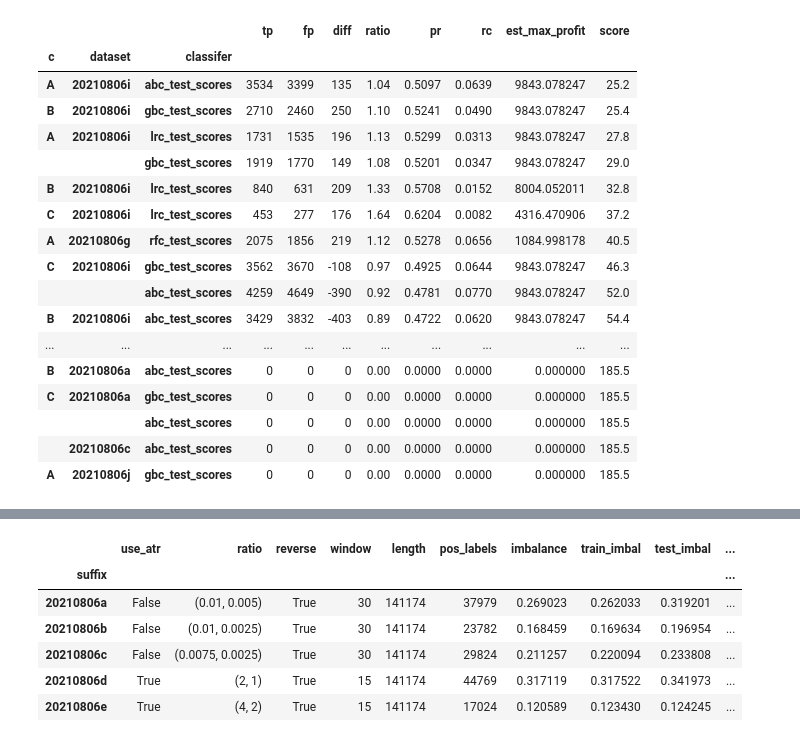
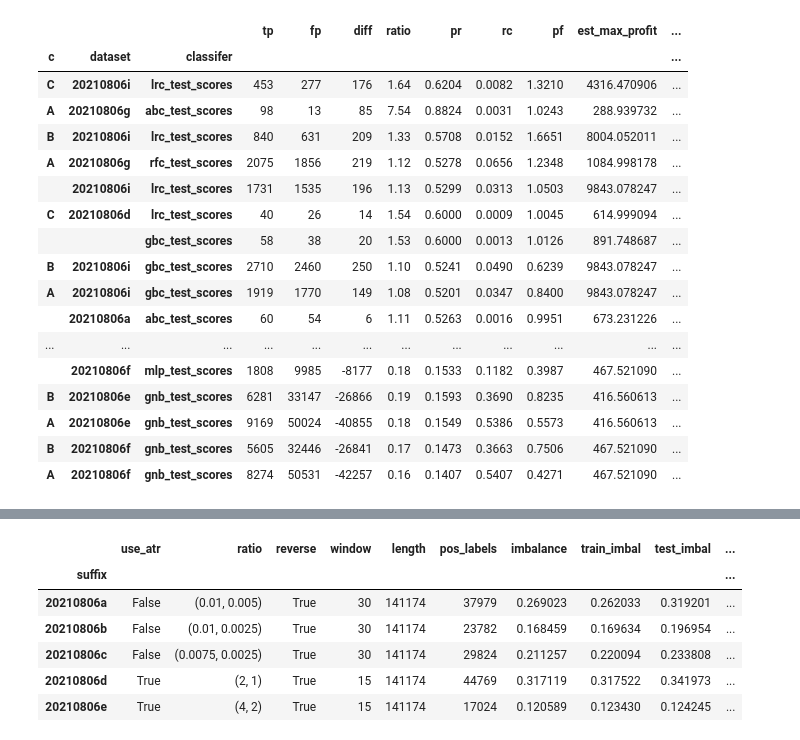
Before and after one commit to mads-swaps/swap-for-profit, a Jupyter notebook: playground/nicks/4_best_model_dataset.ipynb, the cells around one changed output, grey strips where cells are left out. Saved outputs shown, nothing was run; the diff lists cells and outputs as text; code cells hidden in the pictures.

```diff
--- a/playground/nicks/4_best_model_dataset.ipynb
+++ b/playground/nicks/4_best_model_dataset.ipynb
@@ -38,8 +38,9 @@ for c, fname in data_hist_files.items():
                        fp=fp,
                        diff=tp-fp,
                        ratio=ratio,
-                       pr=d['pr'],
-                       rc=d['rc'],
+                       pr=d.get('pr',0),
+                       rc=d.get('rc',0),
+                       pf=d.get('pf',0),
                        est_max_profit=(profit/trades)*act_trades if trades>0 else 0
                       )
             data.append(row)
@@ -47,30 +48,31 @@ df = pd.DataFrame(data).set_index(['c','dataset','classifer'])
 # %%
 rank1 = df['diff'].rank(ascending=False)            # Highest tp-fp difference
 rank2 = df['pr'].rank(ascending=False)              # Highest precision
 rank3 = df['ratio'].rank(ascending=False)           # Highest tp/fp ratio
-rank4 = df['tp'].rank(ascending=False)              # Highest true positives
-rank5 = df['est_max_profit'].rank(ascending=False)  # Highest estimated max profit
+#rank4 = df['tp'].rank(ascending=False)              # Highest true positives
+#rank5 = df['est_max_profit'].rank(ascending=False)  # Highest estimated max profit
 
-ranks = [rank1,rank2,rank3,rank4,rank5]
+#ranks = [rank1,rank2,rank3,rank4,rank5]
+ranks = [rank1,rank2,rank3]
 
 df['score'] = sum(ranks)/len(ranks)                 # Average of ranks
 df.sort_values(by='score')
 # %% [output]
-|  |  |  | tp | fp | diff | ratio | pr | rc | est_max_profit | score |
-| c | dataset | classifer |  |  |  |  |  |  |  |  |
-| A | 20210806i | abc_test_scores | 3534 | 3399 | 135 | 1.04 | 0.5097 | 0.0639 | 9843.078247 | 25.2 |
-| B | 20210806i | gbc_test_scores | 2710 | 2460 | 250 | 1.10 | 0.5241 | 0.0490 | 9843.078247 | 25.4 |
-| A | 20210806i | lrc_test_scores | 1731 | 1535 | 196 | 1.13 | 0.5299 | 0.0313 | 9843.078247 | 27.8 |
-|  |  | gbc_test_scores | 1919 | 1770 | 149 | 1.08 | 0.5201 | 0.0347 | 9843.078247 | 29.0 |
-| B | 20210806i | lrc_test_scores | 840 | 631 | 209 | 1.33 | 0.5708 | 0.0152 | 8004.052011 | 32.8 |
-| C | 20210806i | lrc_test_scores | 453 | 277 | 176 | 1.64 | 0.6204 | 0.0082 | 4316.470906 | 37.2 |
-| A | 20210806g | rfc_test_scores | 2075 | 1856 | 219 | 1.12 | 0.5278 | 0.0656 | 1084.998178 | 40.5 |
-| C | 20210806i | gbc_test_scores | 3562 | 3670 | -108 | 0.97 | 0.4925 | 0.0644 | 9843.078247 | 46.3 |
-|  |  | abc_test_scores | 4259 | 4649 | -390 | 0.92 | 0.4781 | 0.0770 | 9843.078247 | 52.0 |
-| B | 20210806i | abc_test_scores | 3429 | 3832 | -403 | 0.89 | 0.4722 | 0.0620 | 9843.078247 | 54.4 |
-| ... | ... | ... | ... | ... | ... | ... | ... | ... | ... | ... |
-| B | 20210806a | abc_test_scores | 0 | 0 | 0 | 0.00 | 0.0000 | 0.0000 | 0.000000 | 185.5 |
-| C | 20210806a | gbc_test_scores | 0 | 0 | 0 | 0.00 | 0.0000 | 0.0000 | 0.000000 | 185.5 |
-|  |  | abc_test_scores | 0 | 0 | 0 | 0.00 | 0.0000 | 0.0000 | 0.000000 | 185.5 |
-|  | 20210806c | abc_test_scores | 0 | 0 | 0 | 0.00 | 0.0000 | 0.0000 | 0.000000 | 185.5 |
-| A | 20210806j | gbc_test_scores | 0 | 0 | 0 | 0.00 | 0.0000 | 0.0000 | 0.000000 | 185.5 |
+|  |  |  | tp | fp | diff | ratio | pr | rc | pf | est_max_profit | ... |
+| c | dataset | classifer |  |  |  |  |  |  |  |  | ... |
+| C | 20210806i | lrc_test_scores | 453 | 277 | 176 | 1.64 | 0.6204 | 0.0082 | 1.3210 | 4316.470906 | ... |
+| A | 20210806g | abc_test_scores | 98 | 13 | 85 | 7.54 | 0.8824 | 0.0031 | 1.0243 | 288.939732 | ... |
+| B | 20210806i | lrc_test_scores | 840 | 631 | 209 | 1.33 | 0.5708 | 0.0152 | 1.6651 | 8004.052011 | ... |
+| A | 20210806g | rfc_test_scores | 2075 | 1856 | 219 | 1.12 | 0.5278 | 0.0656 | 1.2348 | 1084.998178 | ... |
+|  | 20210806i | lrc_test_scores | 1731 | 1535 | 196 | 1.13 | 0.5299 | 0.0313 | 1.0503 | 9843.078247 | ... |
+| C | 20210806d | lrc_test_scores | 40 | 26 | 14 | 1.54 | 0.6000 | 0.0009 | 1.0045 | 614.999094 | ... |
+|  |  | gbc_test_scores | 58 | 38 | 20 | 1.53 | 0.6000 | 0.0013 | 1.0126 | 891.748687 | ... |
+| B | 20210806i | gbc_test_scores | 2710 | 2460 | 250 | 1.10 | 0.5241 | 0.0490 | 0.6239 | 9843.078247 | ... |
+| A | 20210806i | gbc_test_scores | 1919 | 1770 | 149 | 1.08 | 0.5201 | 0.0347 | 0.8400 | 9843.078247 | ... |
+|  | 20210806a | abc_test_scores | 60 | 54 | 6 | 1.11 | 0.5263 | 0.0016 | 0.9951 | 673.231226 | ... |
+| ... | ... | ... | ... | ... | ... | ... | ... | ... | ... | ... | ... |
+|  | 20210806f | mlp_test_scores | 1808 | 9985 | -8177 | 0.18 | 0.1533 | 0.1182 | 0.3987 | 467.521090 | ... |
+| B | 20210806e | gnb_test_scores | 6281 | 33147 | -26866 | 0.19 | 0.1593 | 0.3690 | 0.8235 | 416.560613 | ... |
+| A | 20210806e | gnb_test_scores | 9169 | 50024 | -40855 | 0.18 | 0.1549 | 0.5386 | 0.5573 | 416.560613 | ... |
+| B | 20210806f | gnb_test_scores | 5605 | 32446 | -26841 | 0.17 | 0.1473 | 0.3663 | 0.7506 | 467.521090 | ... |
+| A | 20210806f | gnb_test_scores | 8274 | 50531 | -42257 | 0.16 | 0.1407 | 0.5407 | 0.4271 | 467.521090 | ... |
```
Also changed, not shown: parts of 13 cells of this notebook, 6 other files.
